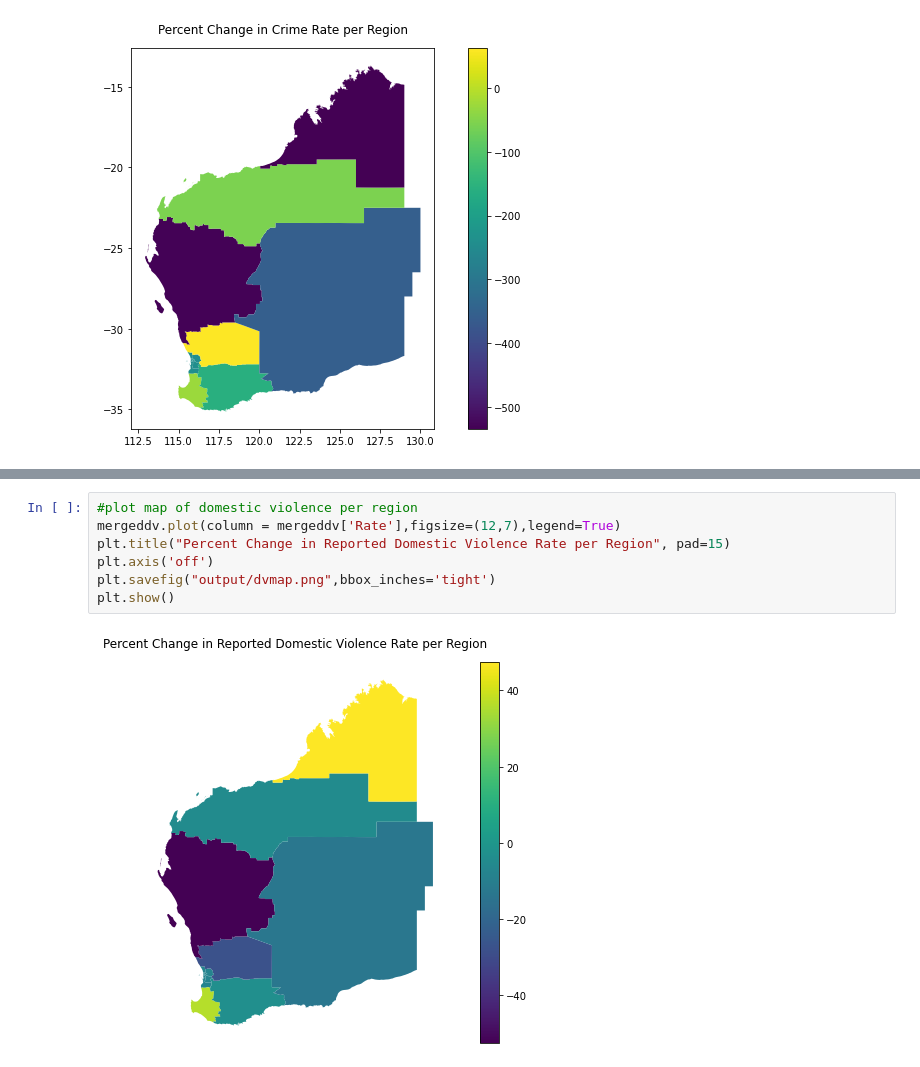
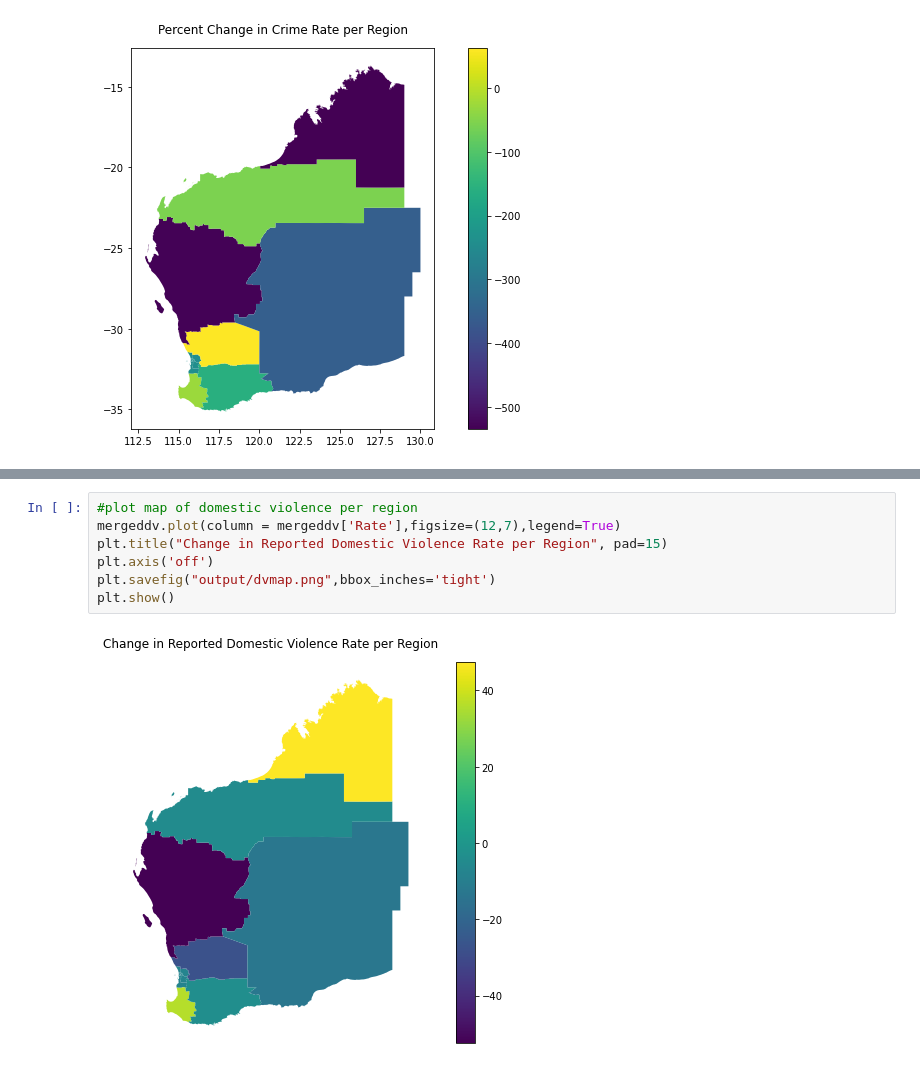
Before and after one commit to FernB/WACrimeRatesCovid19, a Jupyter notebook: Maps.ipynb, the cells around one changed output, grey strips where cells are left out. Cells and saved outputs as stored; diff of their text form.

Commit message:
tidy graphs

```diff
--- a/Maps.ipynb
+++ b/Maps.ipynb
@@ -116,9 +116,9 @@ mergeddv
 # %%
 #plot map of domestic violence per region
 mergeddv.plot(column = mergeddv['Rate'],figsize=(12,7),legend=True)
-plt.title("Percent Change in Reported Domestic Violence Rate per Region", pad=15)
+plt.title("Change in Reported Domestic Violence Rate per Region", pad=15)
 plt.axis('off')
 plt.savefig("output/dvmap.png",bbox_inches='tight')
 plt.show()
 # %% [output]
-[figure, old version]
+[figure, new version]
```
Also changed, not shown: parts of 3 cells of this notebook, 1 other file.
